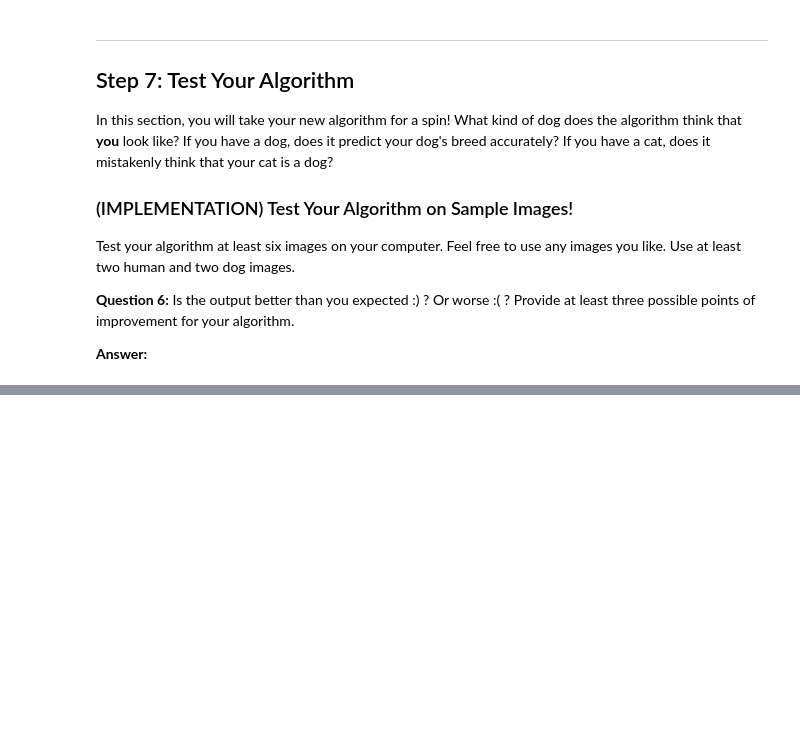
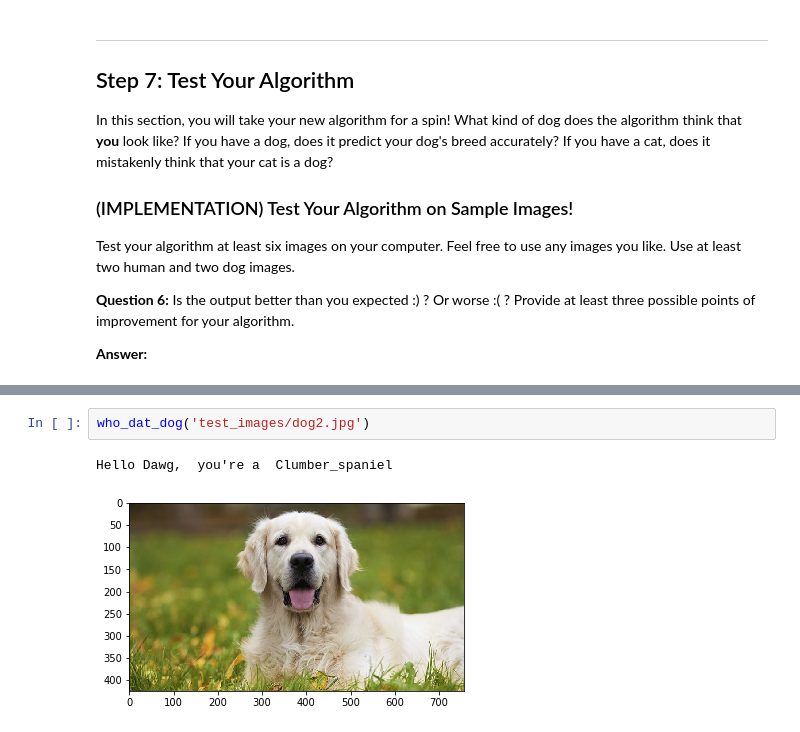
Before and after one commit to AfnanSh/DogBreedClassifierML, a Jupyter notebook: dog_app.ipynb, the cells around one changed output, grey strips where cells are left out. Drawn from its saved outputs; the diff is of its cells as text; blank space fills up the shorter version.

```diff
--- a/dog_app.ipynb
+++ b/dog_app.ipynb
@@ -765,0 +793,5 @@ __Answer:__
+# %%
+who_dat_dog('test_images/dog2.jpg')
+# %% [output]
+Hello Dawg,  you're a  Clumber_spaniel
+[figure, added]
```
Also changed, not shown: parts of 13 cells of this notebook, 1 other file.
